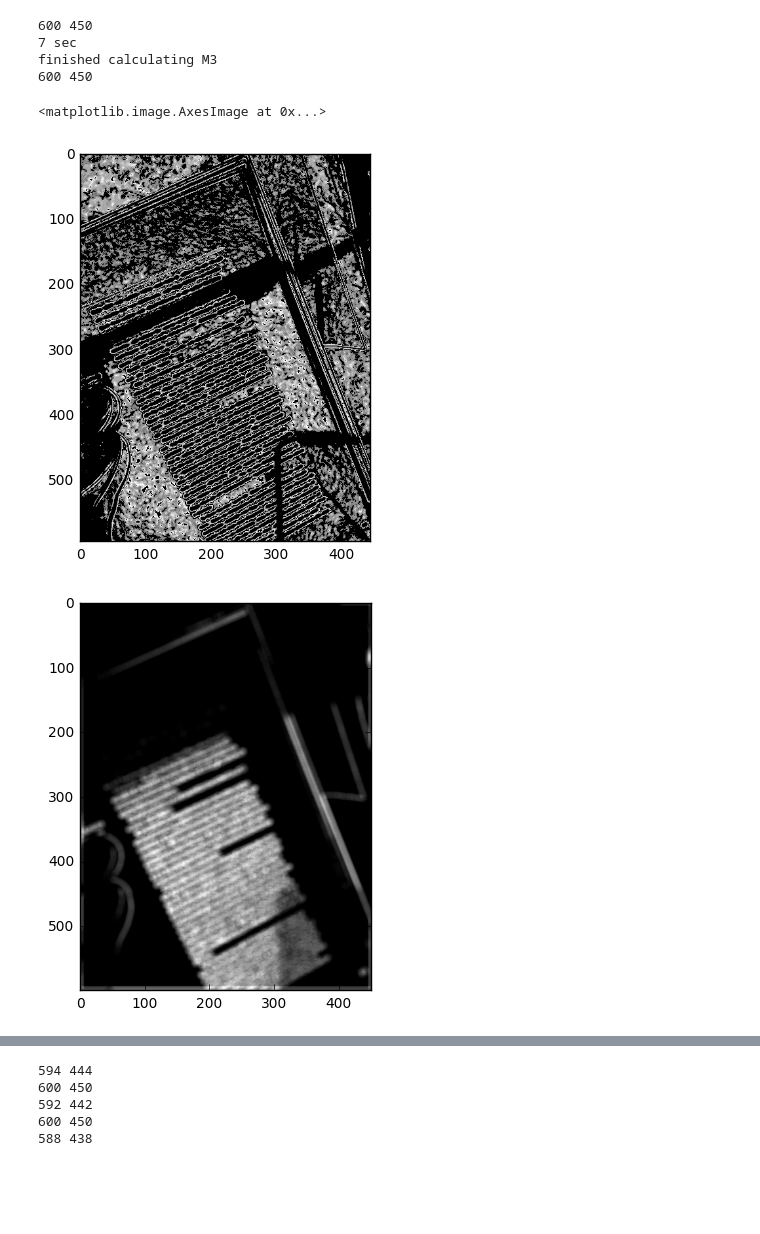
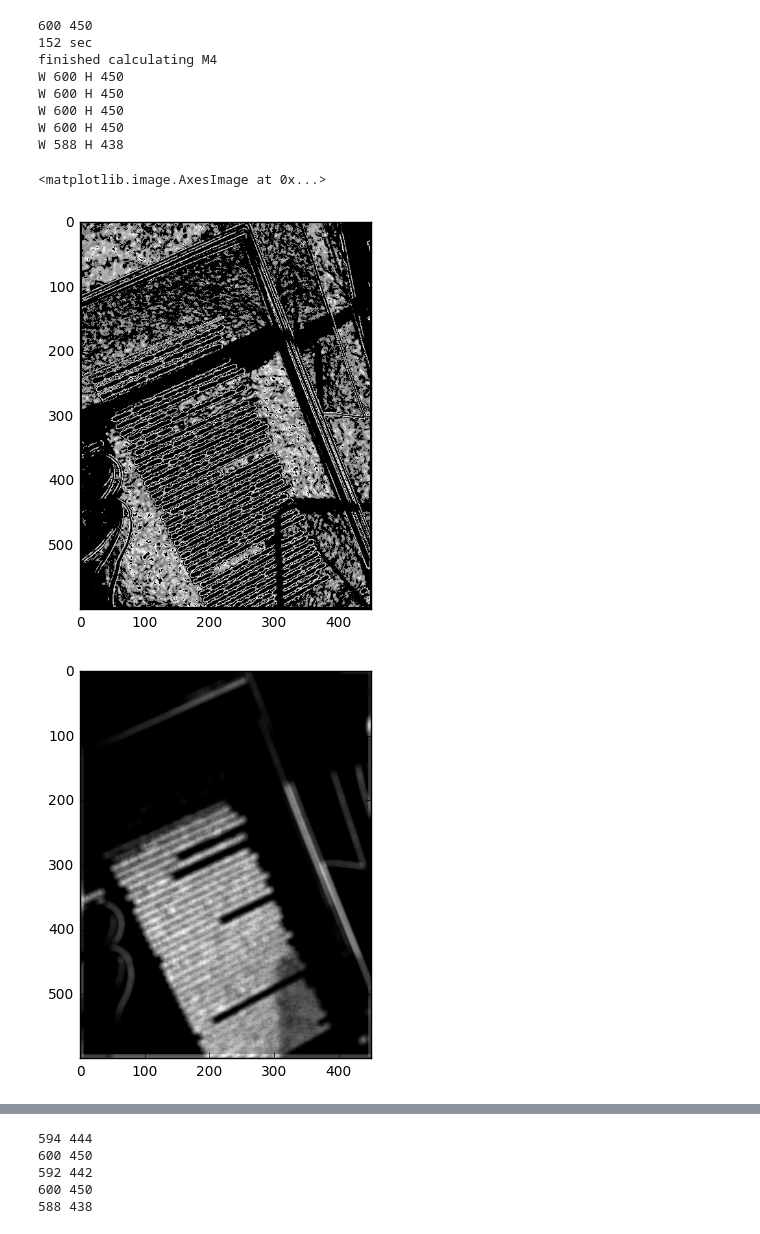
Before and after one commit to olaroos/textrec, a Jupyter notebook: Mfilters.ipynb, the cells around one changed output, grey strips where cells are left out. Drawn from its saved outputs; the diff is of its cells as text; code cells hidden in the pictures; blank space fills up the shorter version.

Commit message:
now all filters output have the same width and height as original image

```diff
--- a/Mfilters.ipynb
+++ b/Mfilters.ipynb
@@ -239,45 +245,56 @@ print str(imgWidth) + " " + str(imgHeight)
 # print str(int(time.time() - start)) + " sec"
 # print "finished calculating M3"
 
-# M4, histogramFromM4 = calc_M4(img_rescaled)
-# print str(int(time.time() - start)) + " sec"
-# print "finished calculating M4"
+M4, histogramFromM4 = calc_M4(img_rescaled)
+print str(int(time.time() - start)) + " sec"
+print "finished calculating M4"
 
 # M5 = calc_M5(histogramFromM4)
 # print str(int(time.time() - start)) + " sec"
 # print "finished calculating M5"
+
+
+sizeofimg(M1)
+sizeofimg(M2)
+sizeofimg(M3)
+sizeofimg(M4)
+sizeofimg(M5)
 # %% [output]
 600 450
-7 sec
-finished calculating M3
-600 450
+152 sec
+finished calculating M4
+W 600 H 450
+W 600 H 450
+W 600 H 450
+W 600 H 450
+W 588 H 438
 # %%
 # plot M1
 lowerbound = 0.3
 upperbound = 0.7
 cut = cutgreylevels(M1, lowerbound, upperbound)
 plt.figure(num=None, figsize=(5, 5), dpi=200, facecolor='w', edgecolor='k')
 plt.imshow(cut, 'gray')
 
 # plot M2
 plt.figure(num=None, figsize=(5, 5), dpi=200, facecolor='w', edgecolor='k')
 plt.imshow(M2, 'gray')
 
 # plot M3
 
 plt.figure(num=None, figsize=(5, 5), dpi=200, facecolor='w', edgecolor='k')
 plt.imshow(M3, 'gray')
 
-# plot M4
+# # plot M4
 
-plt.figure(num=None, figsize=(5, 5), dpi=200, facecolor='w', edgecolor='k')
-plt.imshow(M4, 'gray')
+# plt.figure(num=None, figsize=(5, 5), dpi=200, facecolor='w', edgecolor='k')
+# plt.imshow(M4, 'gray')
 
-# plot M5
+# # plot M5
 
-plt.figure(num=None, figsize=(5, 5), dpi=200, facecolor='w', edgecolor='k')
-plt.imshow(M5, 'gray')
+# plt.figure(num=None, figsize=(5, 5), dpi=200, facecolor='w', edgecolor='k')
+# plt.imshow(M5, 'gray')
 # %% [output]
 <matplotlib.image.AxesImage at 0x...>
-[figure, old version]
+[figure, new version]
 [figure]
```
Also changed, not shown: parts of 2 cells of this notebook.
